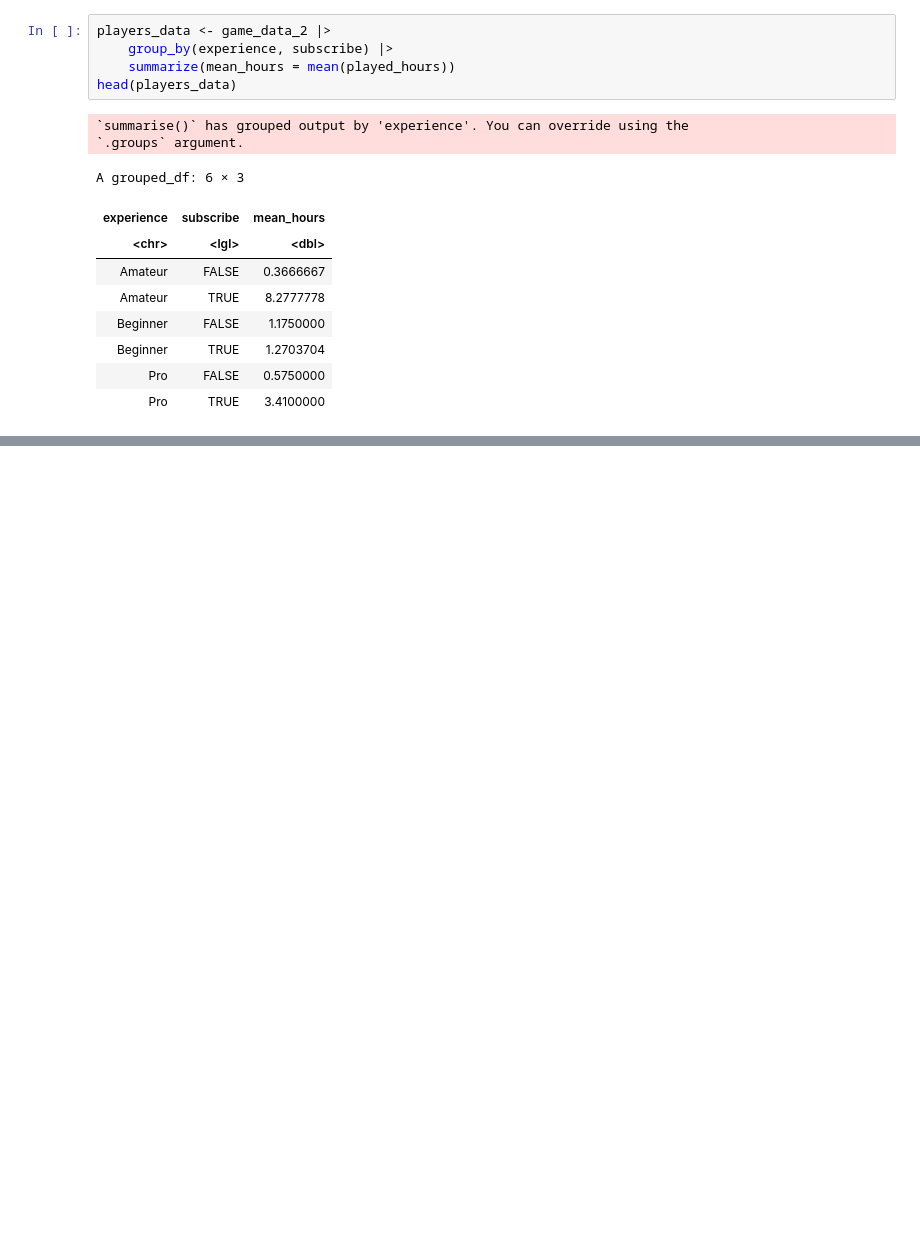
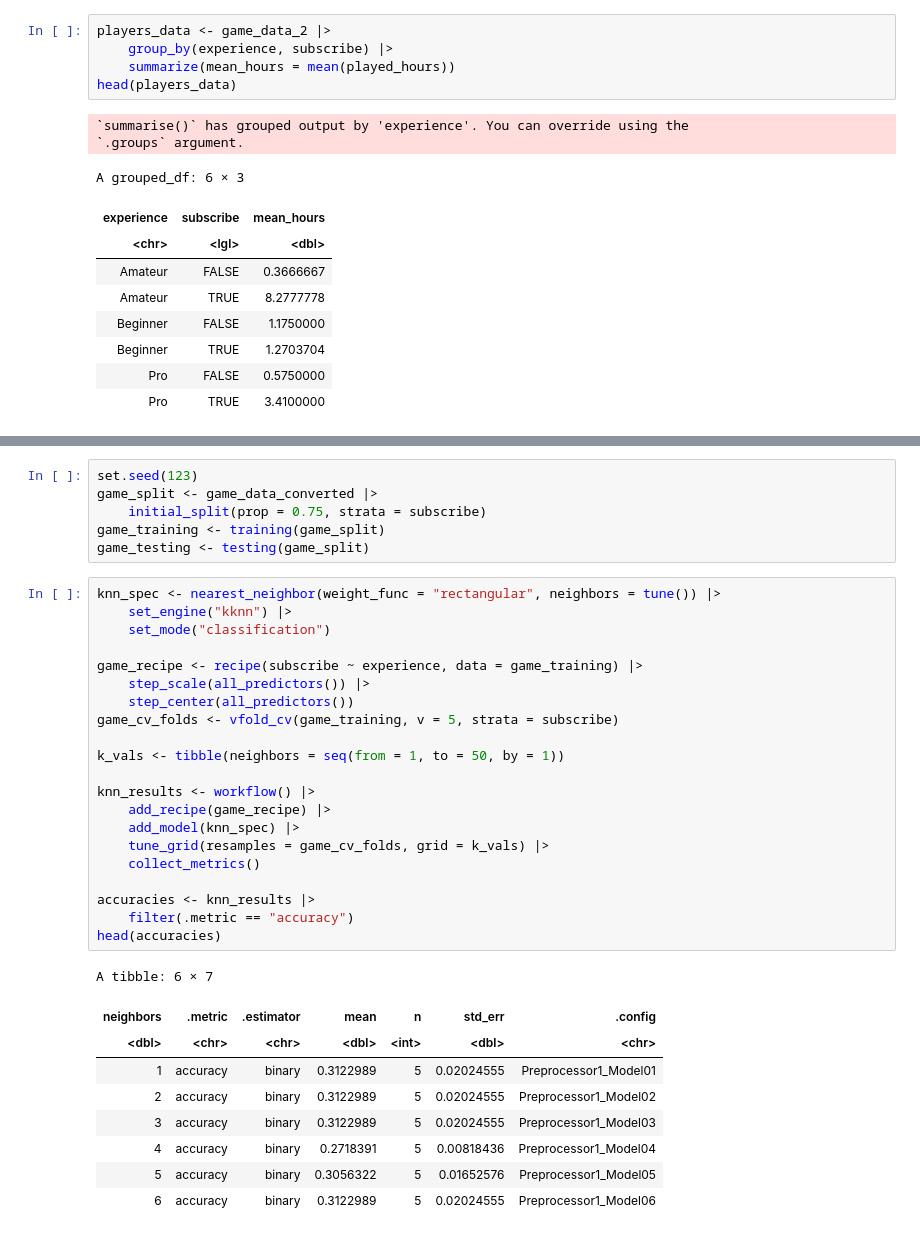
Before and after one commit to danican095/dsci-100-project, a Jupyter notebook: dsci-100-project.ipynb, the cells around one changed output, grey strips where cells are left out. Saved outputs shown, nothing was run; the diff lists cells and outputs as text; blank space fills up the shorter version.

```diff
--- a/dsci-100-project.ipynb
+++ b/dsci-100-project.ipynb
@@ -127,0 +140,37 @@ player_data_plot <-
+# %%
+set.seed(123)
+game_split <- game_data_converted |>
+    initial_split(prop = 0.75, strata = subscribe)
+game_training <- training(game_split)
+game_testing <- testing(game_split)
+# %%
+knn_spec <- nearest_neighbor(weight_func = "rectangular", neighbors = tune()) |>
+    set_engine("kknn") |>
+    set_mode("classification")
+
+game_recipe <- recipe(subscribe ~ experience, data = game_training) |>
+    step_scale(all_predictors()) |>
+    step_center(all_predictors())
+game_cv_folds <- vfold_cv(game_training, v = 5, strata = subscribe)
+
+k_vals <- tibble(neighbors = seq(from = 1, to = 50, by = 1))
+
+knn_results <- workflow() |>
+    add_recipe(game_recipe) |>
+    add_model(knn_spec) |>
+    tune_grid(resamples = game_cv_folds, grid = k_vals) |>
+    collect_metrics()
+
+accuracies <- knn_results |>
+    filter(.metric == "accuracy")
+head(accuracies)
+# %% [output]
+A tibble: 6 × 7
+| neighbors | .metric | .estimator | mean | n | std_err | .config |
+| <dbl> | <chr> | <chr> | <dbl> | <int> | <dbl> | <chr> |
+| 1 | accuracy | binary | 0.3122989 | 5 | 0.02024555 | Preprocessor1_Model01 |
+| 2 | accuracy | binary | 0.3122989 | 5 | 0.02024555 | Preprocessor1_Model02 |
+| 3 | accuracy | binary | 0.3122989 | 5 | 0.02024555 | Preprocessor1_Model03 |
+| 4 | accuracy | binary | 0.2718391 | 5 | 0.00818436 | Preprocessor1_Model04 |
+| 5 | accuracy | binary | 0.3056322 | 5 | 0.01652576 | Preprocessor1_Model05 |
+| 6 | accuracy | binary | 0.3122989 | 5 | 0.02024555 | Preprocessor1_Model06 |
```
Also changed, not shown: parts of 5 cells of this notebook.
